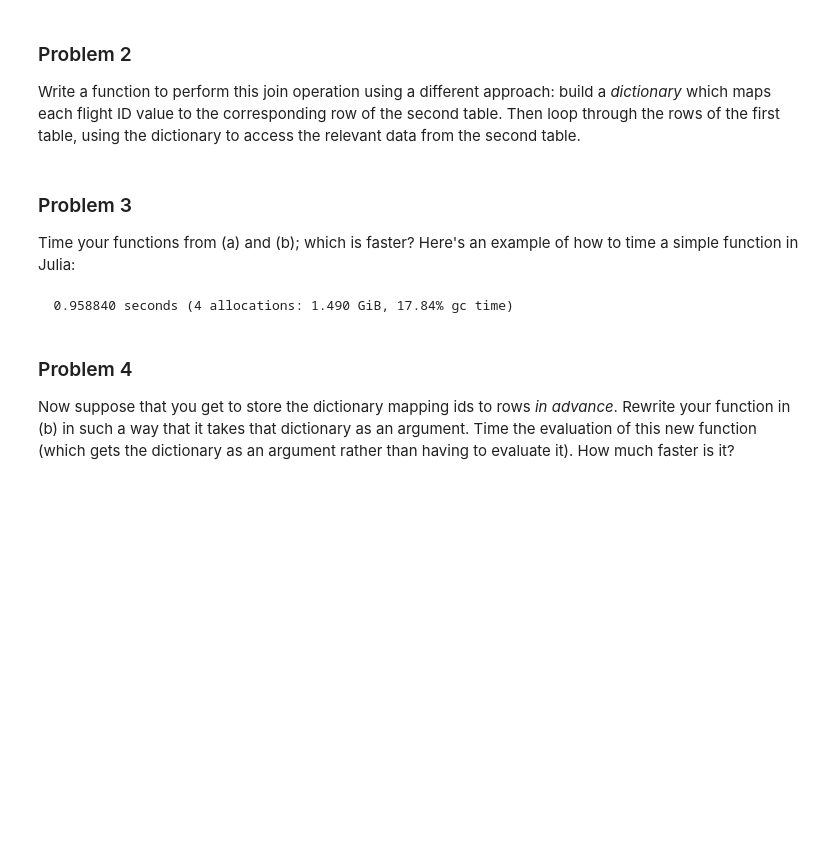
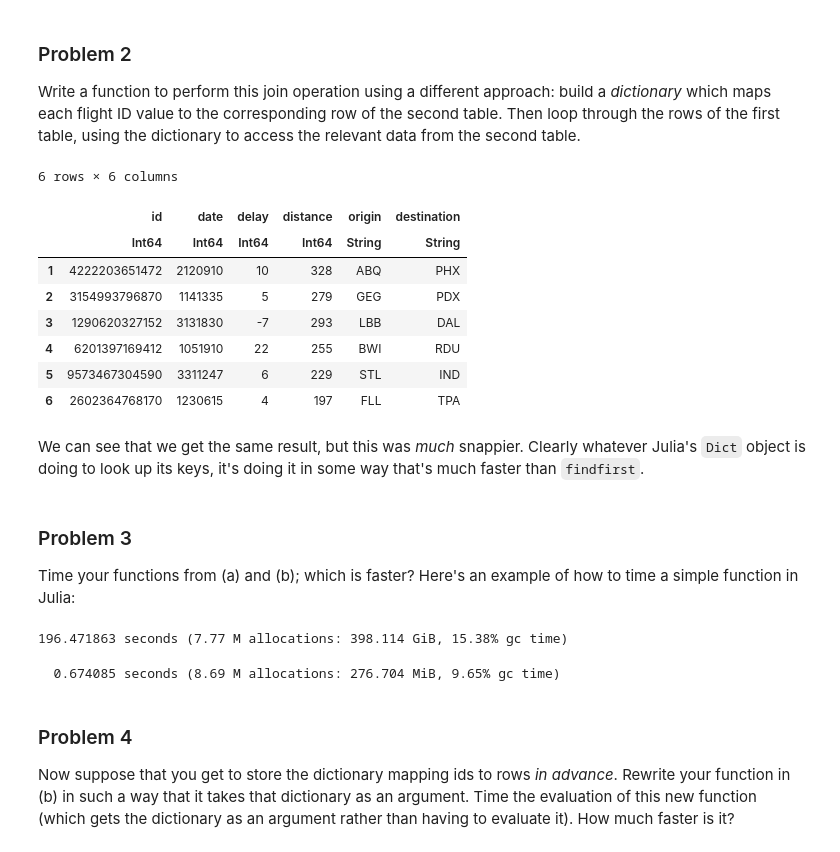
Before and after one commit to snowdj/problem-sets, a Jupyter notebook: homework/hw01/data1010-hw-01.ipynb, the cells around one changed output. Saved outputs shown, nothing was run; the diff lists cells and outputs as text; code cells hidden in the pictures; blank space fills up the shorter version.

```diff
--- a/homework/hw01/data1010-hw-01.ipynb
+++ b/homework/hw01/data1010-hw-01.ipynb
@@ -86,13 +100,48 @@ DataFrame([
 # %% [markdown]
 ### Problem 2
 Write a function to perform this join operation using a different approach: build a *dictionary* which maps each flight ID value to the corresponding row of the second table. Then loop through the rows of the first table, using the dictionary to access the relevant data from the second table.
+# %%
+function join_dict(df1, df2)
+    id_mapping = Dict(df2[i, "id"] => i for i in 1:size(df2, 1))
+    rows = []
+    for i in 1:size(df1, 1)
+        id = df1[i, "id"]
+        matching_index = id_mapping[id] # this is the line that's different!
+        push!(rows, (
+            id = id,
+            date = df1[i, "date"],
+            delay = df1[i, "delay"],
+            distance = df1[i, "distance"],
+            origin = df2[matching_index, "origin"],
+            destination = df2[matching_index, "destination"],
+        ))
+    end
+    DataFrame(rows)
+end
+join_dict(df1, df2) |> head
+# %% [output]
+6 rows × 6 columns
+|  | id | date | delay | distance | origin | destination |
+|  | Int64 | Int64 | Int64 | Int64 | String | String |
+| 1 | 4222203651472 | 2120910 | 10 | 328 | ABQ | PHX |
+| 2 | 3154993796870 | 1141335 | 5 | 279 | GEG | PDX |
+| 3 | 1290620327152 | 3131830 | -7 | 293 | LBB | DAL |
+| 4 | 6201397169412 | 1051910 | 22 | 255 | BWI | RDU |
+| 5 | 9573467304590 | 3311247 | 6 | 229 | STL | IND |
+| 6 | 2602364768170 | 1230615 | 4 | 197 | FLL | TPA |
+# %% [markdown]
+We can see that we get the same result, but this was *much* snappier. Clearly whatever Julia's `Dict` object is doing to look up its keys, it's doing it in some way that's much faster than `findfirst`.
 # %% [markdown]
 ### Problem 3
 Time your functions from (a) and (b); which is faster? Here's an example of how to time a simple function in Julia:
-# %%
-@time sqrt.(rand(10^8));
-# %% [output]
-  0.958840 seconds (4 allocations: 1.490 GiB, 17.84% gc time)
+# %%
+@time join_naive(df1, df2);
+# %% [output]
+196.471863 seconds (7.77 M allocations: 398.114 GiB, 15.38% gc time)
+# %%
+@time join_dict(df1, df2);
+# %% [output]
+  0.674085 seconds (8.69 M allocations: 276.704 MiB, 9.65% gc time)
 # %% [markdown]
 ### Problem 4
 Now suppose that you get to store the dictionary mapping ids to rows *in advance*. Rewrite your function in (b) in such a way that it takes that dictionary as an argument. Time the evaluation of this new function (which gets the dictionary as an argument rather than having to evaluate it). How much faster is it?
```
Also changed, not shown: parts of 12 cells of this notebook, 4 other files.
